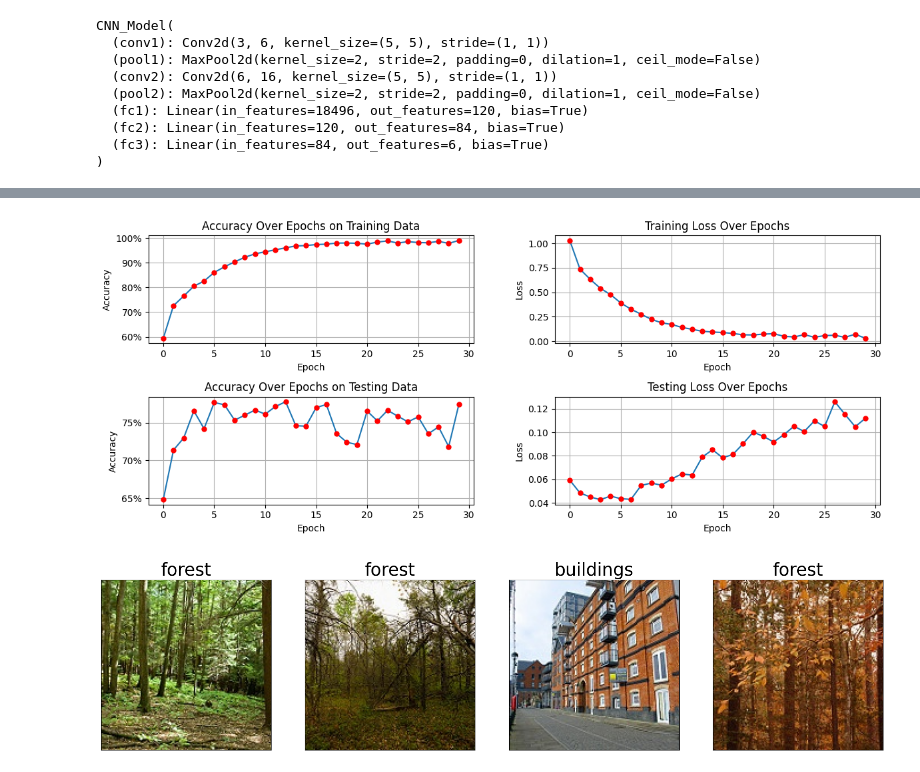
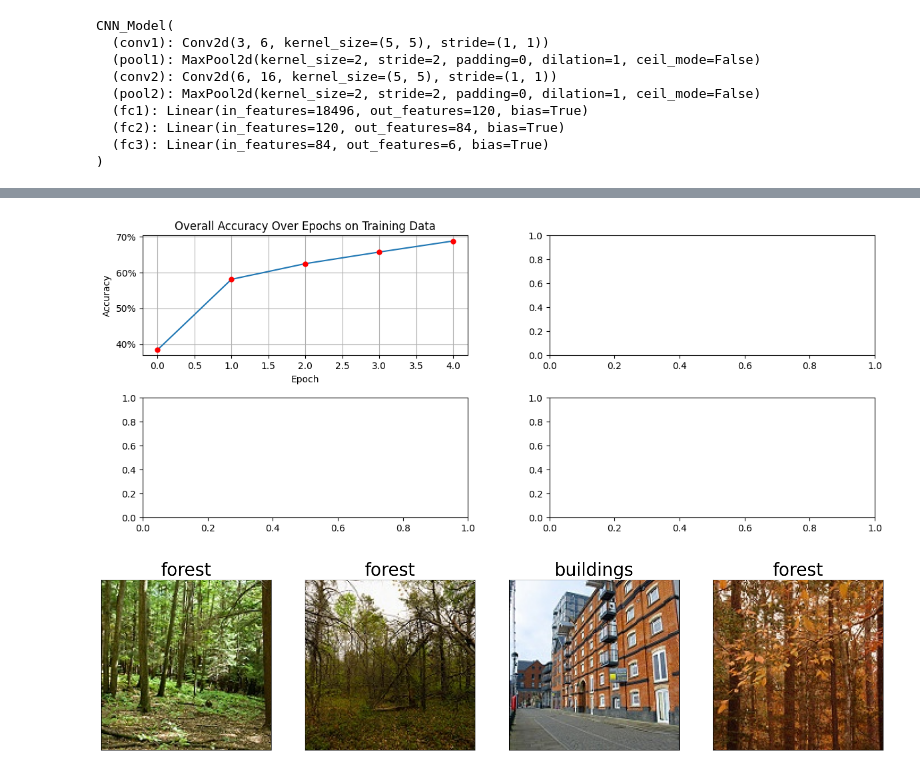
Before and after one commit to damian930/Intel_Image_Classifier, a Jupyter notebook: CNN_model.ipynb, the cells around one changed output, grey strips where cells are left out. Cells and saved outputs as stored; diff of their text form; code cells hidden in the pictures.

```diff
--- a/CNN_model.ipynb
+++ b/CNN_model.ipynb
@@ -309 +345,18 @@ optimizer     = optim.SGD(params=model.parameters(), lr=0.001, momentum=0.9)
+# %%
+def get_metrics(tps_per_class, fps_per_class, per_class_occur):
+    # Recall
+    recall_per_class = {key: 0 for key in labels_numbers_to_strings.keys()}
+    for key in recall_per_class.keys():
+        tp          = tps_per_class[key]
+        class_occur = per_class_occur[key]
+        recall_per_class[key] = 100 * tp / class_occur
+
+    # Precision
+    precision_per_class = {key: 0 for key in labels_numbers_to_strings.keys()}
+    for key in precision_per_class.keys():
+        tp = tps_per_class[key]
+        fp = fps_per_class[key]
+        precision_per_class[key] = 100 * tp / (tp + fp)
+
+    return (recall_per_class, precision_per_class)
 # %%
@@ -456,43 +594,43 @@ Done Training
 # %%
 # Creating 4 subplots (2x2)
 fig, ax = plt.subplots(2, 2, figsize=(12, 5))
 
-# Plotting the first graph (Training Accuracy)
-ax[0][0].plot(range(n_epochs), epoch_accuracies_on_train, marker='o',  markerfacecolor='red', markeredgecolor='None')
-ax[0][0].set_title("Accuracy Over Epochs on Training Data")
+# Plotting the first graph (Overall Accuracy Over Epochs on Training Data)
+ax[0][0].plot(range(n_epochs), overall_accuracy_per_epoch, marker='o',  markerfacecolor='red', markeredgecolor='None')
+ax[0][0].set_title("Overall Accuracy Over Epochs on Training Data")
 ax[0][0].set_xlabel("Epoch")
 ax[0][0].set_ylabel("Accuracy")
 ax[0][0].yaxis.set_major_formatter(lambda x, pos: f'{int(x)}%')
 ax[0][0].grid()
 
-# Plotting the second graph (Training Loss)
-ax[0][1].plot(range(n_epochs), epoch_losses, marker='o',  markerfacecolor='red', markeredgecolor='None')
-ax[0][1].set_title("Training Loss Over Epochs")
-ax[0][1].set_xlabel("Epoch")
-ax[0][1].set_ylabel("Loss")
-ax[0][1].grid()
+# # Plotting the second graph (Training Loss)
+# ax[0][1].plot(range(n_epochs), epoch_losses, marker='o',  markerfacecolor='red', markeredgecolor='None')
+# ax[0][1].set_title("Training Loss Over Epochs")
+# ax[0][1].set_xlabel("Epoch")
+# ax[0][1].set_ylabel("Loss")
+# ax[0][1].grid()
 
-# Protting the third graph (Testing Accuracy)
-ax[1][0].plot(range(n_epochs), epoch_accuracies_on_test, marker='o',  markerfacecolor='red', markeredgecolor='None')
-ax[1][0].set_title("Accuracy Over Epochs on Testing Data")
-ax[1][0].set_xlabel("Epoch")
-ax[1][0].set_ylabel("Accuracy")
-ax[1][0].yaxis.set_major_formatter(lambda x, pos: f'{int(x)}%')
-ax[1][0].grid()
+# # Protting the third graph (Testing Accuracy)
+# ax[1][0].plot(range(n_epochs), epoch_accuracies_on_test, marker='o',  markerfacecolor='red', markeredgecolor='None')
+# ax[1][0].set_title("Accuracy Over Epochs on Testing Data")
+# ax[1][0].set_xlabel("Epoch")
+# ax[1][0].set_ylabel("Accuracy")
+# ax[1][0].yaxis.set_major_formatter(lambda x, pos: f'{int(x)}%')
+# ax[1][0].grid()
 
-# Protting the forth graph (Testing Loss)
-ax[1][1].plot(range(n_epochs), epoch_losses_test, marker='o',  markerfacecolor='red', markeredgecolor='None')
-ax[1][1].set_title("Testing Loss Over Epochs")
-ax[1][1].set_xlabel("Epoch")
-ax[1][1].set_ylabel("Loss")
-ax[1][1].grid()
+# # Protting the forth graph (Testing Loss)
+# ax[1][1].plot(range(n_epochs), epoch_losses_test, marker='o',  markerfacecolor='red', markeredgecolor='None')
+# ax[1][1].set_title("Testing Loss Over Epochs")
+# ax[1][1].set_xlabel("Epoch")
+# ax[1][1].set_ylabel("Loss")
+# ax[1][1].grid()
 
 # Adjusting layout to avoid overlap
 plt.tight_layout()
 plt.subplots_adjust(wspace=0.25)
 plt.show()
 # %% [output]
-[figure, old version]
+[figure, new version]
 # %%
 # Visualising a couple of images from the testing set
 
```
Also changed, not shown: parts of 8 cells of this notebook.
